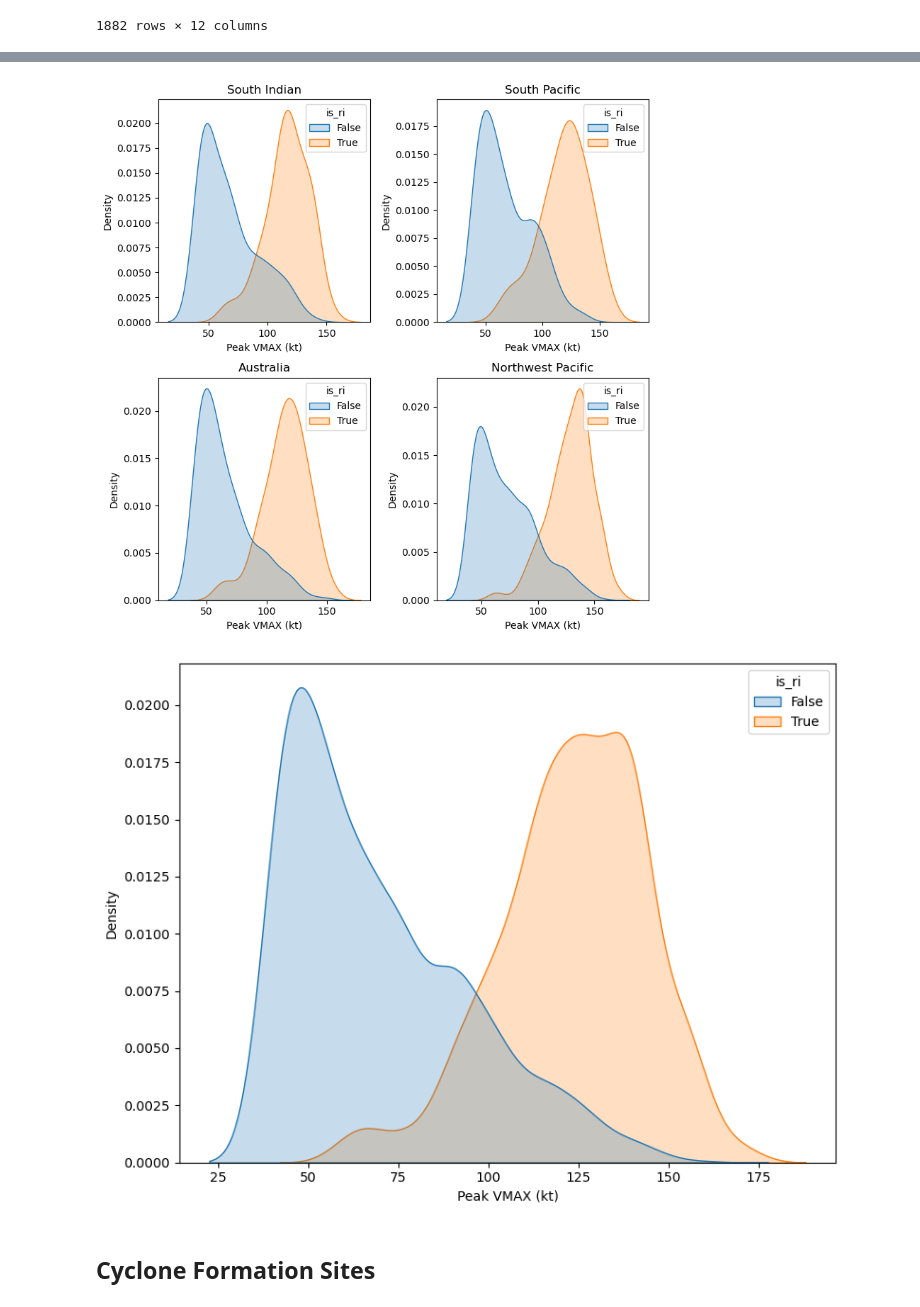
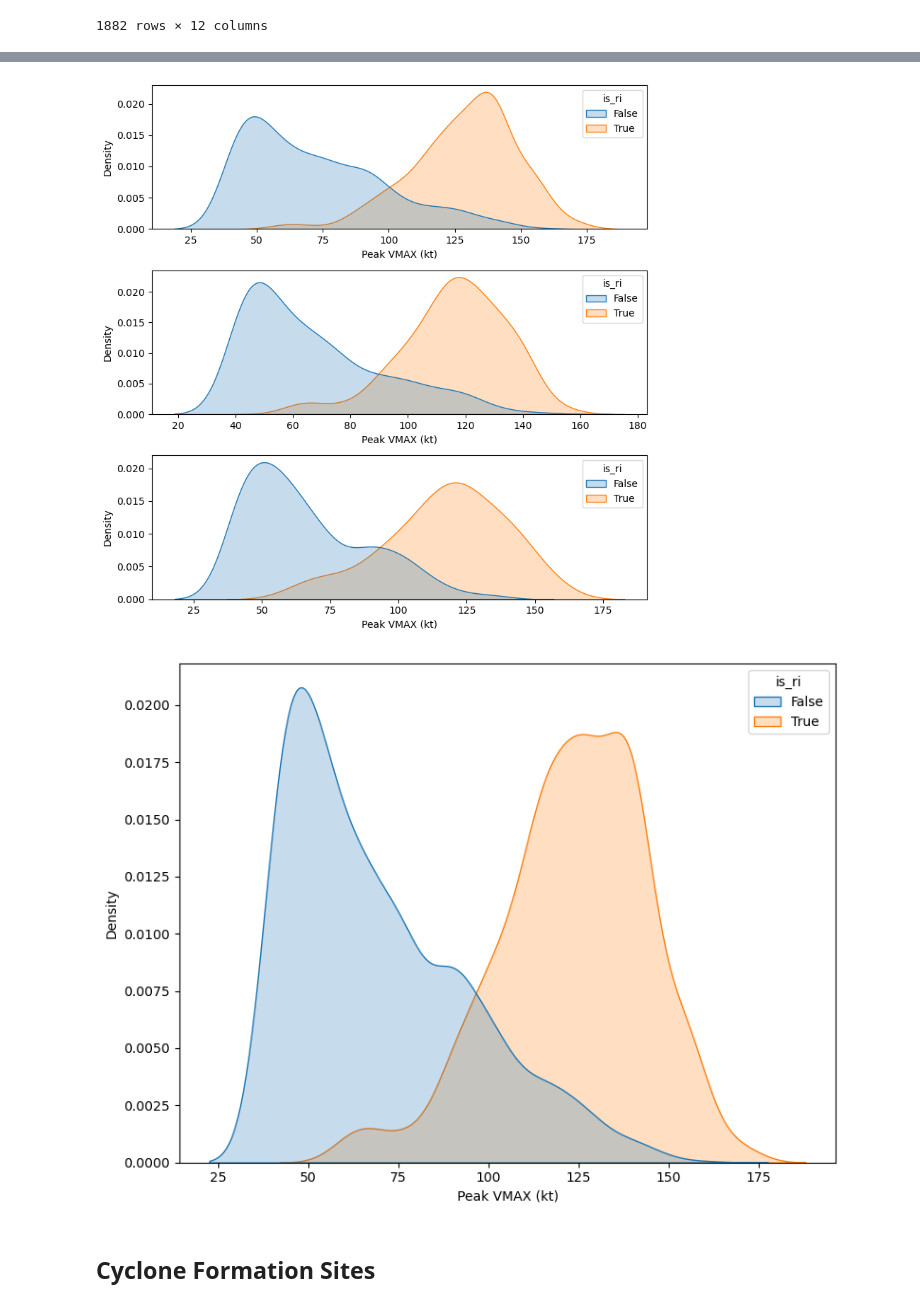
Before and after one commit to sydney-machine-learning/cyclonecategory_GCMs, a Jupyter notebook: Climate Project/albert/notebooks/cyclones.ipynb, the cells around one changed output, grey strips where cells are left out. Cells and saved outputs as stored; diff of their text form; code cells hidden in the pictures.

Commit message:
new basin definitions

```diff
--- a/Climate Project/albert/notebooks/cyclones.ipynb
+++ b/Climate Project/albert/notebooks/cyclones.ipynb
@@ -58,35 +58,39 @@ fig.savefig(f'./media/Cyclone/cyclone_plot/ace_kde.png')
 # %%
 cyclone_df['is_ri'] = cyclone_df['Maximum 24h Intensification'].apply(lambda x: True if x >= 35 else False)
 
-wp_df = cyclone_df.loc[cyclone_df.loc[:, 'BASIN'] == 'WP']
-si_df = cyclone_df.loc[cyclone_df.loc[:, 'BASIN'] == 'SI']
-aus_df = cyclone_df.loc[cyclone_df.loc[:, 'BASIN'] == 'AUS']
-sp_df = cyclone_df.loc[cyclone_df.loc[:, 'BASIN'] == 'SP']
+dfs = {}
+for basin_name in cyclone_df['BASIN'].unique():
+    dfs[basin_name] = cyclone_df.loc[cyclone_df.loc[:, 'BASIN'] == basin_name]
 
-fig, axs = plt.subplots(figsize=(8,8), nrows=2, ncols=2)
+# wp_df = cyclone_df.loc[cyclone_df.loc[:, 'BASIN'] == 'WP']
+# si_df = cyclone_df.loc[cyclone_df.loc[:, 'BASIN'] == 'SI']
+# aus_df = cyclone_df.loc[cyclone_df.loc[:, 'BASIN'] == 'AUS']
+# sp_df = cyclone_df.loc[cyclone_df.loc[:, 'BASIN'] == 'SP']
 
-df_mappings = [
-    [{'name': 'South Indian', 'df': si_df},{'name': 'South Pacific', 'df': sp_df}],
-    [{'name': 'Australia', 'df': aus_df},{'name': 'Northwest Pacific', 'df': wp_df}]
-]
+fig, axs = plt.subplots(figsize=(8,8), nrows=3, ncols=1)
 
-for row in range(len(df_mappings)):
-    for col in range(len(df_mappings[row])):
-        sns.kdeplot(data=df_mappings[row][col]['df'], x='Peak VMAX (kt)', hue='is_ri', common_norm=False, fill=True, multiple='layer', ax=axs[row][col]).set(title=df_mappings[row][col]['name'])
+# df_mappings = [
+#     [{'name': 'South Indian', 'df': si_df},{'name': 'South Pacific', 'df': sp_df}],
+#     [{'name': 'Australia', 'df': aus_df},{'name': 'Northwest Pacific', 'df': wp_df}]
+# ]
+
+i = 0
+for basin_name in dfs.keys():
+    # for col in range(len(df_mappings[row])):
+    sns.kdeplot(data=dfs[basin_name], x='Peak VMAX (kt)', hue='is_ri', common_norm=False, fill=True, multiple='layer', ax=axs[i])
+    i += 1
 
 plt.tight_layout()
 plt.show() #TODO: do it by basin
-fig.savefig(f'./media/Cyclone/cyclone_plot/wind_kde_ri.png')
-
-
+fig.savefig(f'./media/Cyclone/new_basins/cyclone_plot/wind_kde_ri.png')
 
 
 fig, ax = plt.subplots(figsize=(8, 6))
 sns.kdeplot(data=cyclone_df, x='Peak VMAX (kt)', hue='is_ri', common_norm=False, fill=True, ax=ax)
 plt.tight_layout()
 plt.show() #TODO: do it by basin
 # %% [output]
-[figure, old version]
+[figure, new version]
 [figure]
 # %% [markdown]
 ## Cyclone Formation Sites
```
Also changed, not shown: parts of 10 cells of this notebook, 11 other files.
